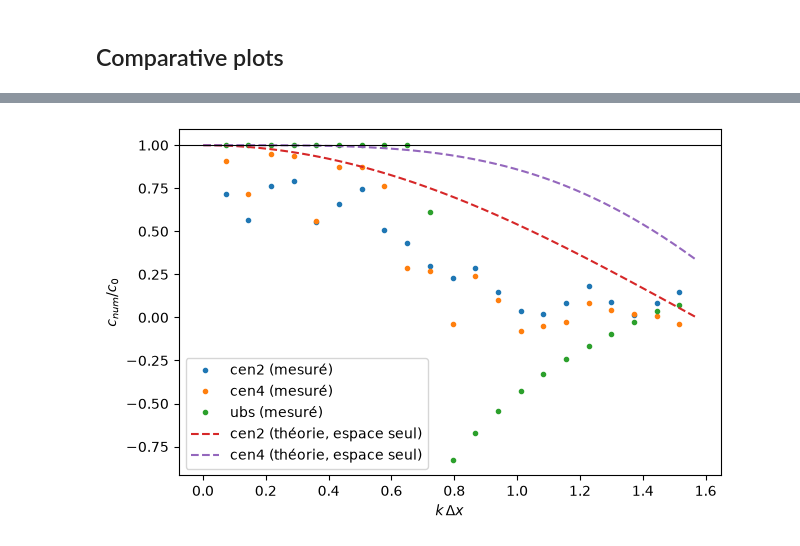
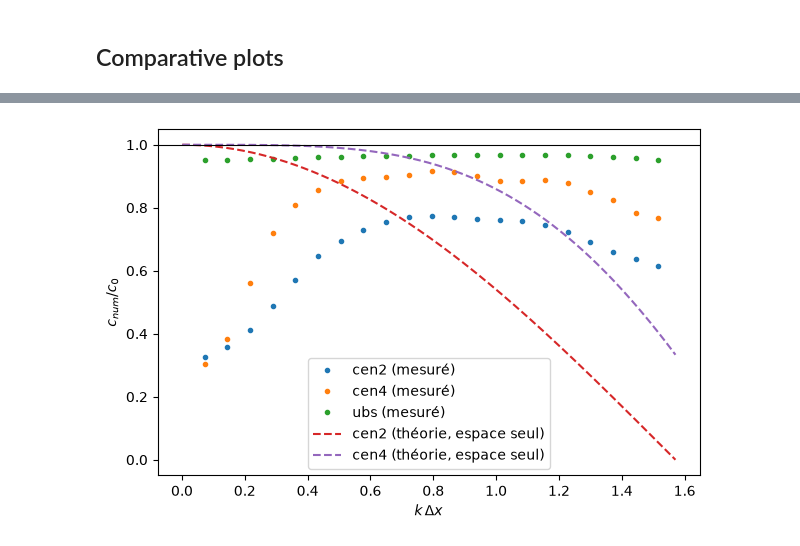
Before and after one commit to justinebuisson606/NEMO_Demonstrators, a Jupyter notebook: Demonstrator 1.ipynb, the cells around one changed output, grey strips where cells are left out. Saved outputs shown, nothing was run; the diff lists cells and outputs as text; code cells hidden in the pictures.

```diff
--- a/Demonstrator 1.ipynb
+++ b/Demonstrator 1.ipynb
@@ -121,4 +114,4 @@ rep = ''
 
 
 cen2 = xr.open_dataset(rep+'CANAL_saltblock_cen2_all_grid.nc')
-cen4 = xr.open_dataset(rep+'CANAL_saltblock_cen4_all_grid.nc')
+cen4 = xr.open_dataset(rep+'CANAL_saltblock_cen4_all_grid.nc', decode_times=False)
@@ -535,6 +429,6 @@ ax.legend(); plt.show()
 # %%
 dx = 10000 #[m]
-dt = 24*3600 #[s]
+dt = 3600 #[s]
 c0 = 0.5 #[m/s]
 theta_max = min(np.pi, np.pi*dx/(c0*dt))
 k_max = theta_max/dx
@@ -559,7 +453,7 @@ theory = {
 fig, ax = plt.subplots(figsize=(7, 4.5))
 for name, f in fields.items():
     k, c = phase_speed(f, dx, dt)
-    k=k[ k*dx < theta_max]
+    k=k[ k < k_max]
     c = c[:len(k)]
     ax.plot(k*dx, c / c0, '.', label=f'{name} (mesuré)')
 for name, c_th in theory.items():
@@ -578,24 +472,3 @@ dx, dt, c0, xs = 10000., 24*3600., 0.5, 43     # xs : indice de la source, à aj
 nt = 40
 g = {n: ds['sssgrad'].isel(y_grid_T=50, time_counter=slice(0, nt)).values
      for n, ds in schemes.items()}
-nx = next(iter(g.values())).shape[1]
-
-vmax = np.nanpercentile(np.concatenate([a.ravel() for a in g.values()]), 99)
-norm = LogNorm(vmin=vmax*1e-3, vmax=vmax)     # clip automatique des zéros
-
-t = np.linspace(0, nt*dt, 100)
-fig, axes = plt.subplots(len(g), 1, figsize=(10, 12),
-                         sharex=True, sharey=True, constrained_layout=True)
-for ax, (name, a) in zip(axes, g.items()):
-    im = ax.imshow(np.clip(a, norm.vmin, None), origin='lower', aspect='auto',
-                   cmap='viridis', norm=norm, interpolation='nearest',
-                   extent=[0, nx*dx/1e3, 0, nt*dt/86400])
-    # cône théorique en advection pure, et vitesse de groupe nulle
-    for sgn in (+1, -1):
-        ax.plot((xs*dx + sgn*c0*t)/1e3, t/86400, 'w--', lw=1)
-    ax.axvline(xs*dx/1e3, color='w', ls=':', lw=1)
-    ax.set_title(name); ax.set_ylabel('t (jours)')
-    ax.set_xlim(0, nx*dx/1e3); ax.set_ylim(0, nt*dt/86400)
-axes[-1].set_xlabel('x (km)')
-fig.colorbar(im, ax=axes, label='|∇S|', shrink=0.8)
-plt.show()
@@ -604,42 +475,42 @@ plt.show()
 # %%
 dx = 10000 #[m]
-dt = 24*3600 #[s]
+dt = 3600 #[s]
 c0 = 0.5 #[m/s]
-theta_max = min(np.pi/2, np.pi/2) #, np.pi*dx/(c0*dt))
+theta_max = min(np.pi/2, np.pi*dx/(c0*dt))
 k_max = theta_max/dx
 
 def phase_speed(f, dx, dt):
     """f[t, x] -> k, c(k) mesuré par la rotation de phase entre pas de temps."""
     F = np.fft.rfft(f - f.mean(axis=1, keepdims=True), axis=1)
     k = 2*np.pi*np.fft.rfftfreq(f.shape[1], dx)
     dphi = np.angle(F[1:] / F[:-1])          # = -ω dt avec la convention numpy
     w = np.abs(F[1:] * F[:-1])               # pondération par l'amplitude
     c = np.full(k.shape, np.nan)
     for i in range(1, len(k)):
         c[i] = -np.sum(w[:, i] * dphi[:, i]) / (np.sum(w[:, i]) * k[i] * dt)
     return k, c
 
 theta = np.linspace(1e-3, theta_max, 400)                       # θ = k·dx
 theory = {
     'cen2': np.cos(theta),
     'cen4': (4/3*np.cos(theta) - 1/3*np.cos(2*theta)),
 }
 
 fig, ax = plt.subplots(figsize=(7, 4.5))
 for name, f in g.items():
     k, c = phase_speed(f, dx, dt)
     k=k[ k*dx < theta_max]
     c = c[:len(k)]
     ax.plot(k*dx, c / c0, '.', label=f'{name} (mesuré)')
 for name, c_th in theory.items():
     ax.plot(theta, c_th, '--', label=f'{name} (théorie, espace seul)')
 ax.axhline(1, color='k', lw=0.8)
 ax.set_xlabel(r'$k\,\Delta x$')
 ax.set_ylabel(r'$c_{num}/c_0$')
 ax.legend()
 plt.show()
 # %% [output]
-[figure, old version]
+[figure, new version]
 # %%
 cen2.close()
 ubs.close()
```
Also changed, not shown: parts of 30 cells of this notebook.
